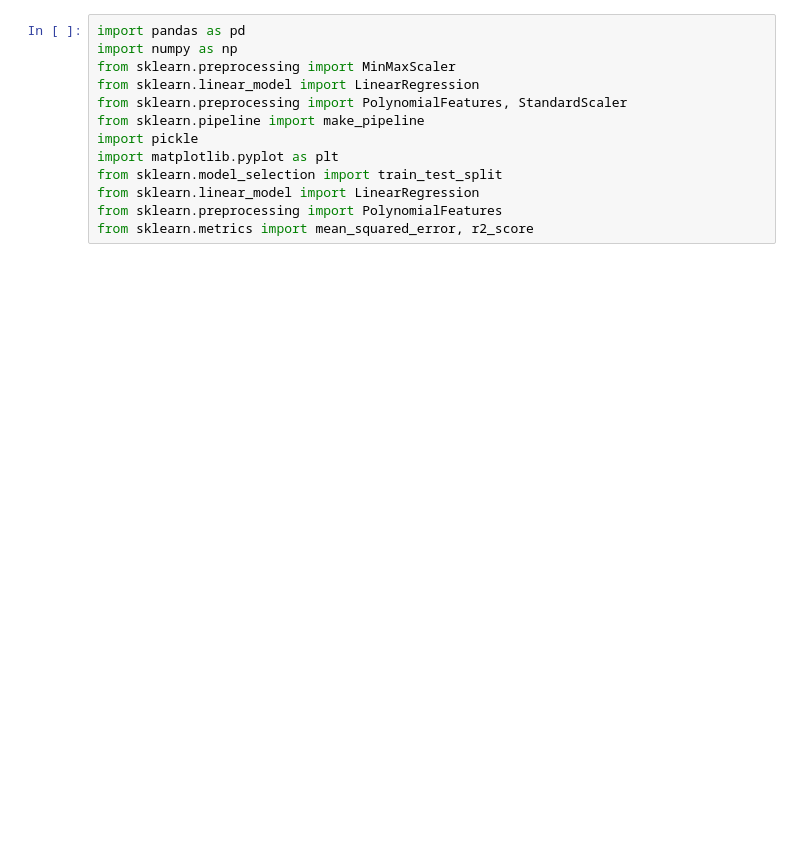
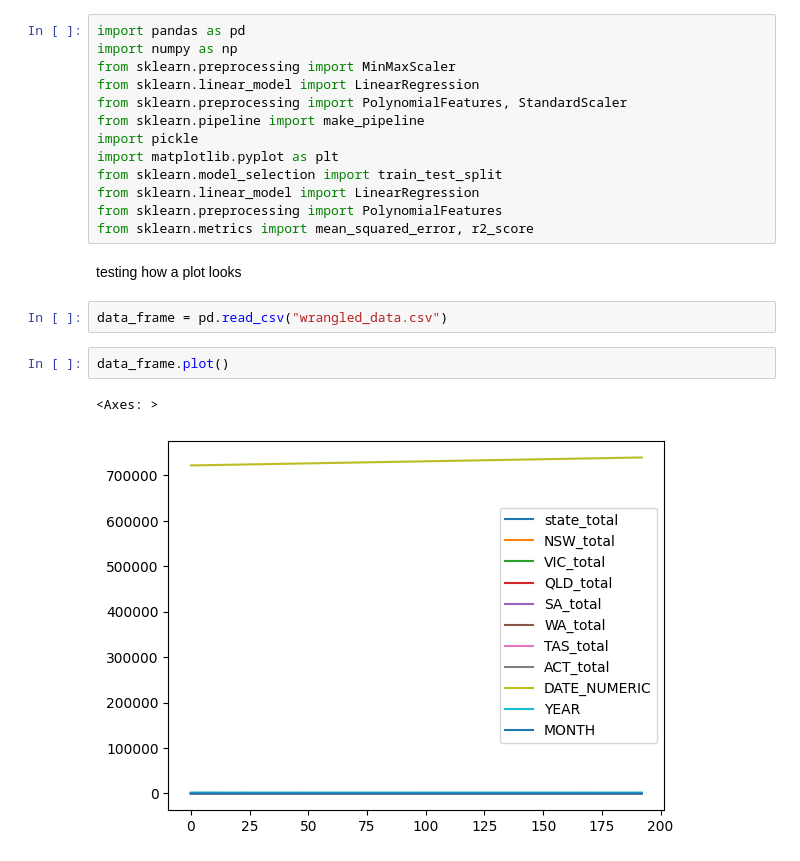
Before and after one commit to TempeHS/2025-SE-Dash-J-Task2, a Jupyter notebook: data_analysis/DATA_ANALYSIS.ipynb, the cells around one changed output. Drawn from its saved outputs; the diff is of its cells as text; blank space fills up the shorter version.

```diff
--- a/data_analysis/DATA_ANALYSIS.ipynb
+++ b/data_analysis/DATA_ANALYSIS.ipynb
@@ -11,5 +13,14 @@ from sklearn.model_selection import train_test_split
 from sklearn.linear_model import LinearRegression
 from sklearn.preprocessing import PolynomialFeatures
 from sklearn.metrics import mean_squared_error, r2_score
+# %% [markdown]
+testing how a plot looks
+# %%
+data_frame = pd.read_csv("wrangled_data.csv")
+# %%
+data_frame.plot()
+# %% [output]
+<Axes: >
+[figure, added]
 # %%
 
```
Also changed, not shown: parts of 6 cells of this notebook, 32 other files.
